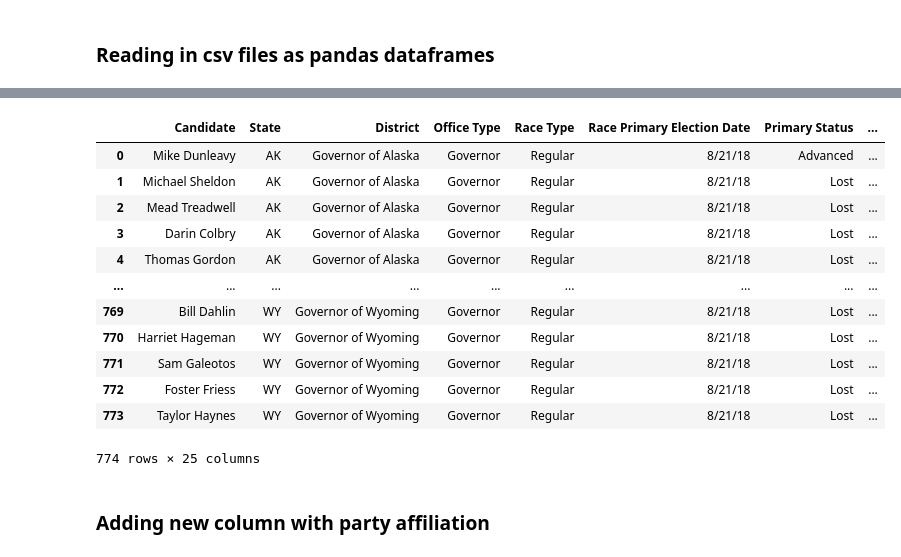
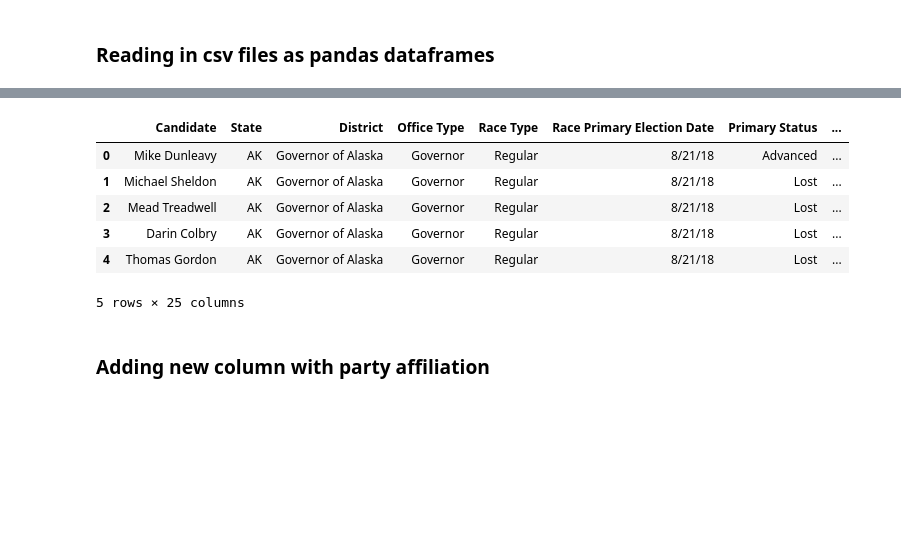
Before and after one commit to azhouzhu/Data102_Final_Project, a Jupyter notebook: Data 102 Project.ipynb, the cells around one changed output, grey strips where cells are left out. Cells and saved outputs as stored; diff of their text form; code cells hidden in the pictures; blank space fills up the shorter version.

```diff
--- a/Data 102 Project.ipynb
+++ b/Data 102 Project.ipynb
@@ -49,21 +37,15 @@ dem_cand
 # %%
 # Republican dataset made into pandas dataframe
 rep_cand = pd.read_csv("rep_candidates.csv", encoding='cp1252')
-rep_cand
+rep_cand.head(5)
 # %% [output]
 |  | Candidate | State | District | Office Type | Race Type | Race Primary Election Date | Primary Status | ... |
 | 0 | Mike Dunleavy | AK | Governor of Alaska | Governor | Regular | 8/21/18 | Advanced | ... |
 | 1 | Michael Sheldon | AK | Governor of Alaska | Governor | Regular | 8/21/18 | Lost | ... |
 | 2 | Mead Treadwell | AK | Governor of Alaska | Governor | Regular | 8/21/18 | Lost | ... |
 | 3 | Darin Colbry | AK | Governor of Alaska | Governor | Regular | 8/21/18 | Lost | ... |
 | 4 | Thomas Gordon | AK | Governor of Alaska | Governor | Regular | 8/21/18 | Lost | ... |
-| ... | ... | ... | ... | ... | ... | ... | ... | ... |
-| 769 | Bill Dahlin | WY | Governor of Wyoming | Governor | Regular | 8/21/18 | Lost | ... |
-| 770 | Harriet Hageman | WY | Governor of Wyoming | Governor | Regular | 8/21/18 | Lost | ... |
-| 771 | Sam Galeotos | WY | Governor of Wyoming | Governor | Regular | 8/21/18 | Lost | ... |
-| 772 | Foster Friess | WY | Governor of Wyoming | Governor | Regular | 8/21/18 | Lost | ... |
-| 773 | Taylor Haynes | WY | Governor of Wyoming | Governor | Regular | 8/21/18 | Lost | ... |
-774 rows × 25 columns
+5 rows × 25 columns
 # %% [markdown]
 ### Adding new column with party affiliation
 # %%
```
Also changed, not shown: parts of 16 cells of this notebook.
